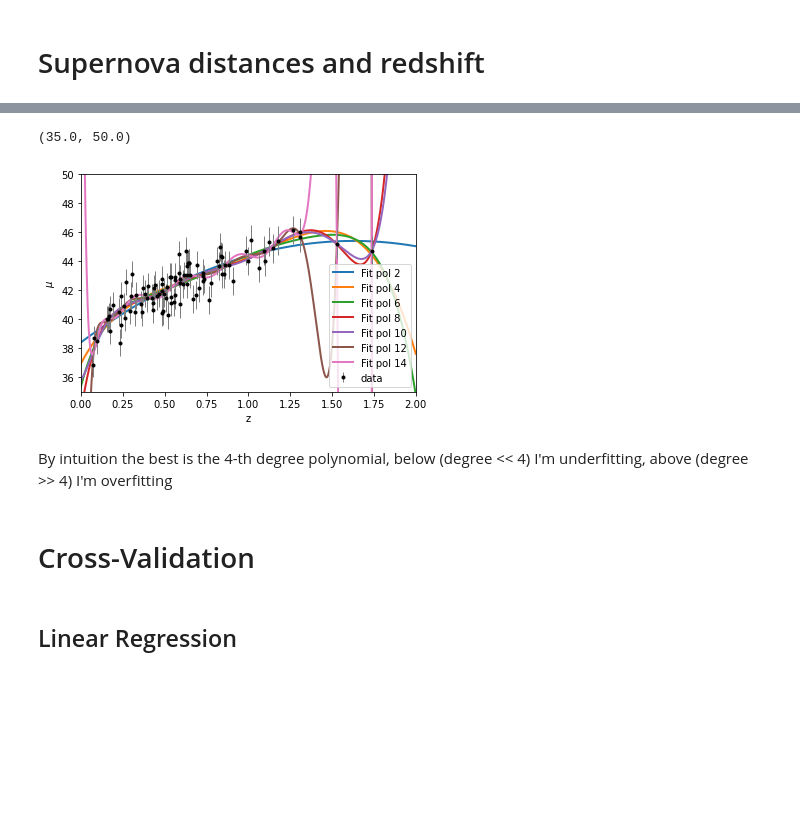
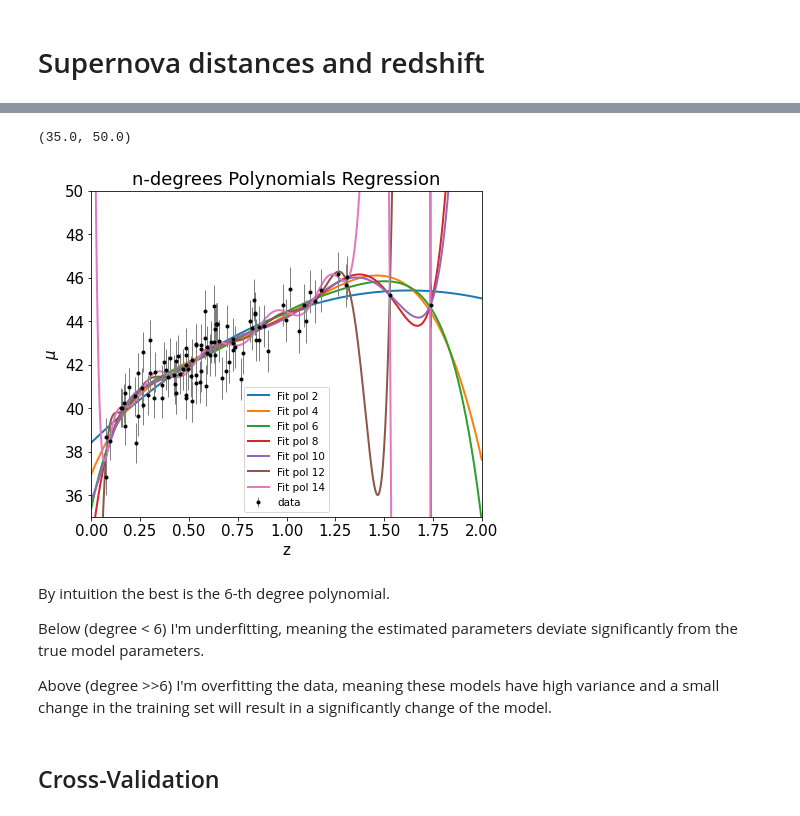
Before and after one commit to LeonardoToti/astrostatistics_bicocca_2024, a Jupyter notebook: working/L17/Supernova_1.ipynb, the cells around one changed output, grey strips where cells are left out. Drawn from its saved outputs; the diff is of its cells as text; code cells hidden in the pictures; blank space fills up the shorter version.

```diff
--- a/working/L17/Supernova_1.ipynb
+++ b/working/L17/Supernova_1.ipynb
@@ -4,6 +16,8 @@
 import numpy as np
 import pylab as plt
 from matplotlib import pyplot as plt
+plt.rcParams['figure.figsize'] = [7, 6]
+plt.rcParams['font.size'] = 15
 # %%
 from astroML.datasets import generate_mu_z
 z_sample, mu_sample, dmu = generate_mu_z(100, random_state=1234)
@@ -24,12 +48,8 @@ plt.ylim(35,50)
 # %%
-from sklearn.linear_model import LinearRegression
+from astroML.linear_model import LinearRegression
 
 lin_reg = LinearRegression()
-lin_reg.fit(z_sample[:, np.newaxis], mu_sample, sample_weight = (1/dmu)**2)
+lin_reg.fit(z_sample[:, np.newaxis], mu_sample, dmu)
 
-theta0 = lin_reg.intercept_
-theta1 = lin_reg.coef_
-
-print(theta0, theta1)
-#y_pred2 = lin_reg.predict(X_new)
+print('Coefficients of the regression:' ,lin_reg.coef_)
 # %% [output]
@@ -90,25 +104,27 @@ plt.ylim(35,50)
 # %%
-degree = np.arange(2, 16, 2)
-
+degree = np.arange(2, 16, 2) # from 2 to 14, with a step of two
 
 for i in degree:
-    pol_reg = PolynomialRegression(i) # fit 3rd degree polynomial
-    pol_reg.fit(z_sample[:, np.newaxis], mu_sample, dmu)# sample_weight = (1/dmu)**2)
+    pol_reg = PolynomialRegression(i) # fit i-rd degree polynomial
+    pol_reg.fit(z_sample[:, np.newaxis], mu_sample, dmu)
     mu_pred_pol = pol_reg.predict(z_grid[:, np.newaxis])
     plt.plot(z_grid, mu_pred_pol , linewidth=2, label="Fit pol " +str(i))
 
 plt.errorbar(z_sample, mu_sample, dmu, fmt='.k', ecolor='gray', lw=1,label='data')
 plt.xlabel("z")
 plt.ylabel("$\mu$")
-plt.legend(loc='lower right')
+plt.title('n-degrees Polynomials Regression')
+plt.legend(loc='lower center', fontsize = 'x-small')
 plt.xlim(0,2)
 plt.ylim(35,50)
 # %% [output]
 (35.0, 50.0)
-[figure, old version]
+[figure, new version]
 # %% [markdown]
-By intuition the best is the 4-th degree polynomial, below (degree << 4) I'm underfitting, above (degree >> 4) I'm overfitting
+By intuition the best is the 6-th degree polynomial.
+
+Below (degree < 6) I'm underfitting, meaning the estimated parameters deviate significantly from the true model parameters.
+
+Above (degree >>6) I'm overfitting the data, meaning these models have high variance and a small change in the training set will result in a significantly change of the model.
 # %% [markdown]
-# Cross-Validation
+## Cross-Validation
-# %% [markdown]
-## Linear Regression
```
Also changed, not shown: parts of 50 cells of this notebook, 8 other files.
